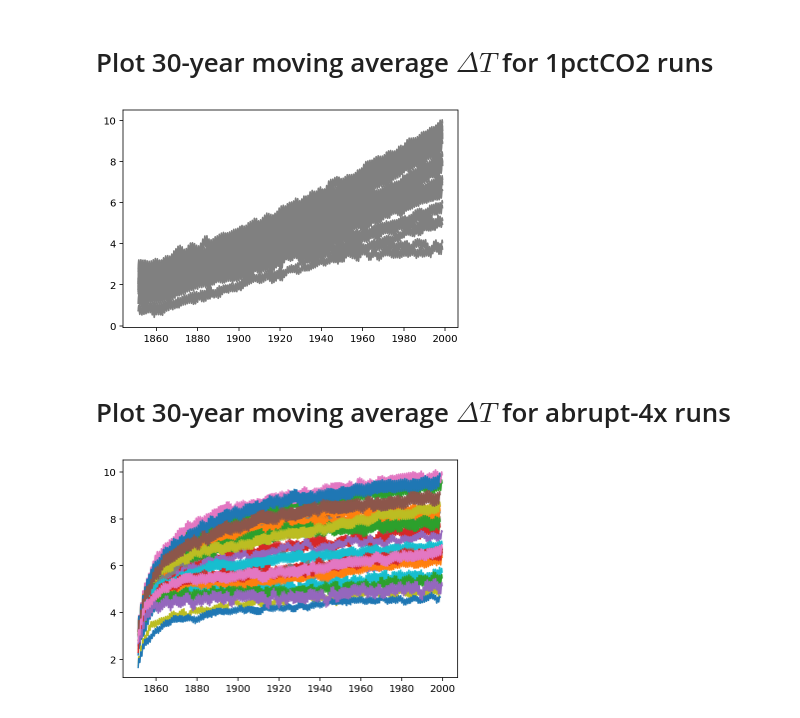
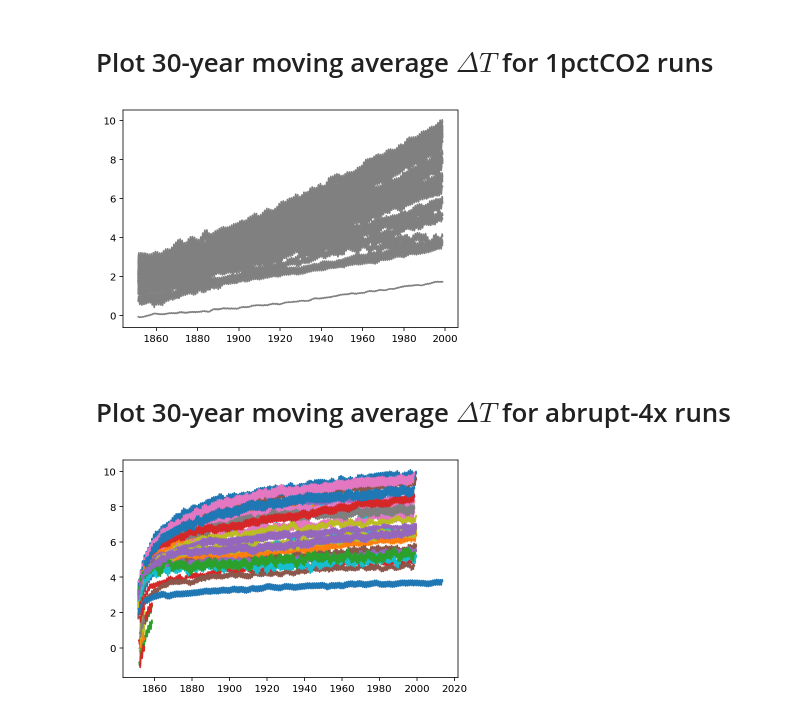
Before and after one commit to galenphall/pangeo_tests, a Jupyter notebook: analysis.ipynb, the cells around one changed output. Saved outputs shown, nothing was run; the diff lists cells and outputs as text; code cells hidden in the pictures.

```diff
--- a/analysis.ipynb
+++ b/analysis.ipynb
@@ -31,35 +31,30 @@ Plot 30-year moving average $\Delta T$  for 1pctCO2 runs
 =======
 # %%
 ns = load("1pctCO2",'_ts.npy')
-below_ts = np.array([n for n in ns if np.mean(n[1][0]) < 200])
 dates = [pd.to_datetime(n[1], errors='coerce') for n in ns[:,1]][0]
 plt.figure("1pctCO2 runs")
 for f, n in ns:
-    if not isinstance(n[1,0], type(int)) and f not in below_ts[:,0]:
-        w = 30
-        plt.plot_date(dates[int(w/2)-1:int(len(n[0])-w/2)],
-                      moving_average(n[0] - n[0,0], w),
-                      xdate=True, fmt='-', color='grey')
+    w = 30
+    plt.plot_date(dates[int(w/2)-1:int(len(n[0])-w/2)],
+                  moving_average(n[0] - n[0,0], w),
+                  xdate=True, fmt='-', color='grey')
 # %% [output]
-[figure, old version]
+[figure, new version]
 # %% [markdown]
 Plot 30-year moving average $\Delta T$  for abrupt-4x runs
 =======
 # %%
 ns = np.array([[f, np.load('data/'+f, allow_pickle = True)] for f in os.listdir('data') if "abrupt" in f and '_ts.npy' in f])
-below_ts = np.array([n[0] for n in ns if np.mean(n[1][0]) < 200])
-short_ts = np.array([n[0] for n in ns if len(n[1][1]) < 1700])
 dates = [d for d in [pd.to_datetime(n[1], errors='coerce') for n in ns[:,1]] if d[0] != 'NaT']
 plt.figure("1pctCO2 runs")
 for f, n in ns:
-    if f not in below_ts and f not in short_ts:
-        w = 30
-        d = next(d for d in dates if len(d) == len(n[0]))
-        plt.plot_date(d[int(w/2)-1:int(len(n[0])-w/2)],
-                      moving_average(n[0] - n[0,0], w),
-                      xdate=True, fmt='-')
+    w = 30
+    d = next(d for d in dates if len(d) == len(n[0]))
+    plt.plot_date(d[int(w/2)-1:int(len(n[0])-w/2)],
+                  moving_average(n[0] - n[0,0], w),
+                  xdate=True, fmt='-')
 # %% [output]
-[figure, old version]
+[figure, new version]
 # %%
 def moving_average(x, w):
     return np.convolve(x, np.ones(w), 'valid') / w
```
Also changed, not shown: 5 other files.
